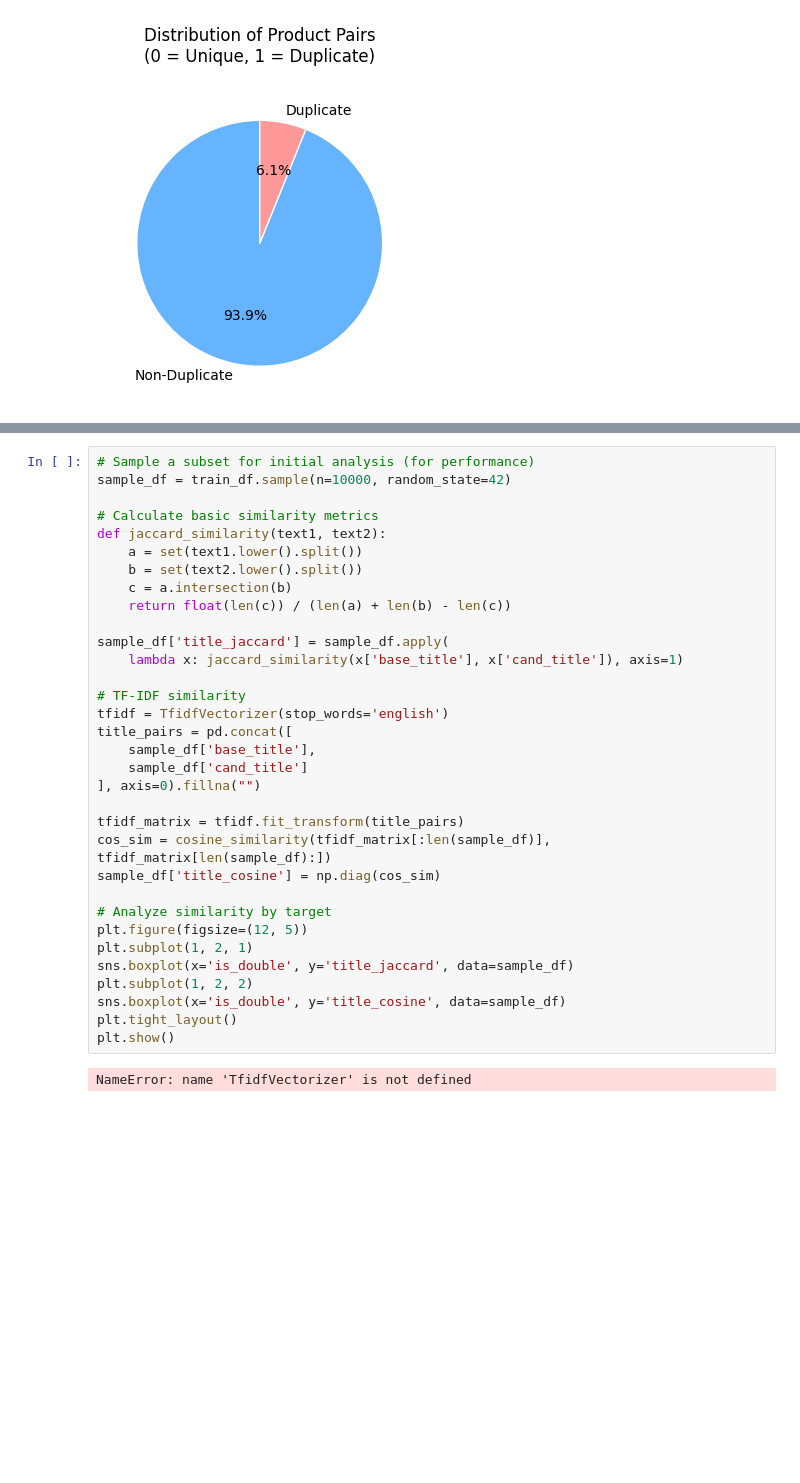
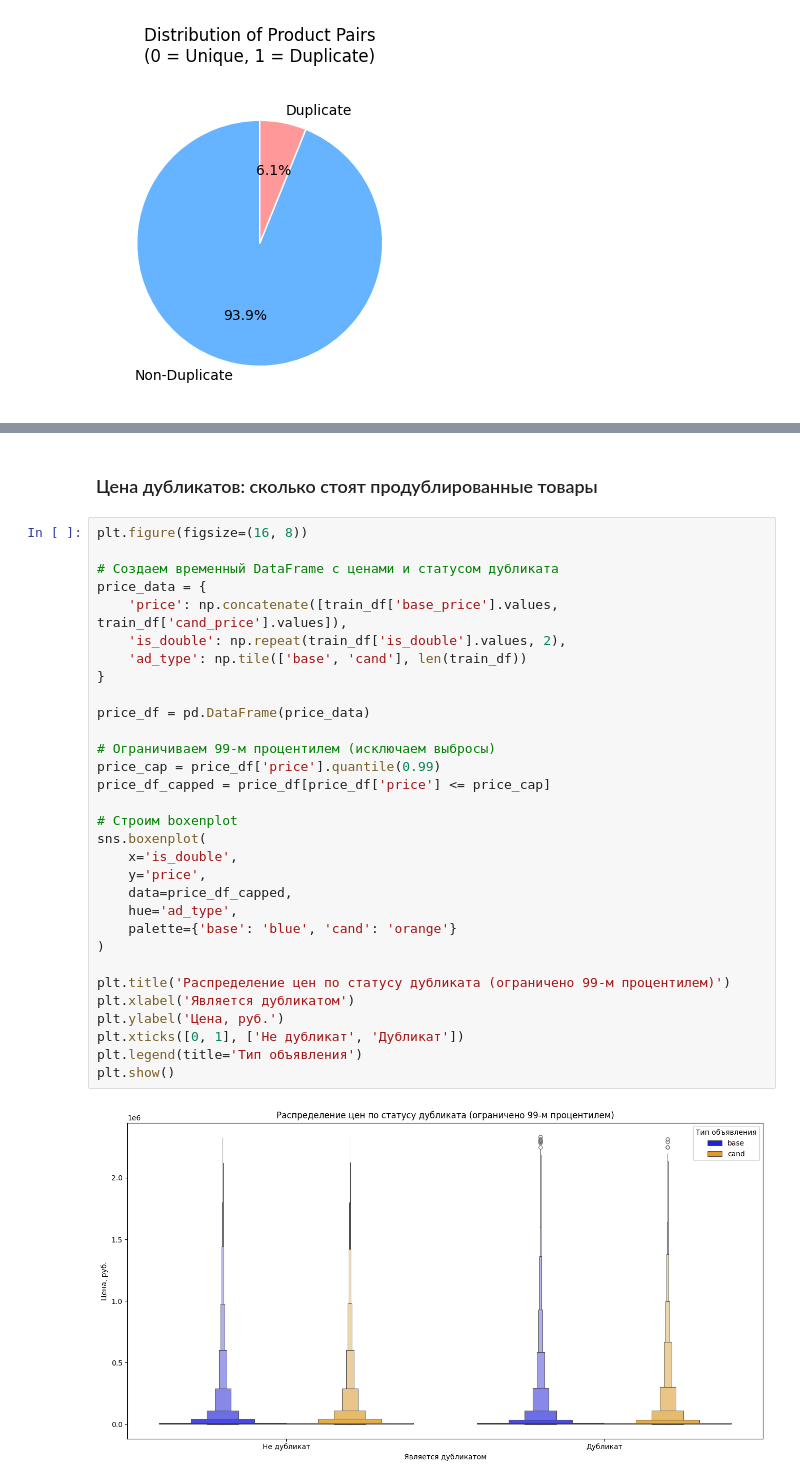
Before and after one commit to DzhamiliaFatkullina/AvitoDuplicateSearch, a Jupyter notebook: notebooks/01_eda_text_features.ipynb, the cells around one changed output, grey strips where cells are left out. Drawn from its saved outputs; the diff is of its cells as text; blank space fills up the shorter version.

```diff
--- a/notebooks/01_eda_text_features.ipynb
+++ b/notebooks/01_eda_text_features.ipynb
@@ -172,35 +238,35 @@ dtype: int64
-# %%
-# Sample a subset for initial analysis (for performance)
-sample_df = train_df.sample(n=10000, random_state=42)
-
-# Calculate basic similarity metrics
-def jaccard_similarity(text1, text2):
-    a = set(text1.lower().split())
-    b = set(text2.lower().split())
-    c = a.intersection(b)
-    return float(len(c)) / (len(a) + len(b) - len(c))
-
-sample_df['title_jaccard'] = sample_df.apply(
-    lambda x: jaccard_similarity(x['base_title'], x['cand_title']), axis=1)
-
-# TF-IDF similarity
-tfidf = TfidfVectorizer(stop_words='english')
-title_pairs = pd.concat([
-    sample_df['base_title'],
-    sample_df['cand_title']
-], axis=0).fillna("")
-
-tfidf_matrix = tfidf.fit_transform(title_pairs)
-cos_sim = cosine_similarity(tfidf_matrix[:len(sample_df)], tfidf_matrix[len(sample_df):])
-sample_df['title_cosine'] = np.diag(cos_sim)
-
-# Analyze similarity by target
-plt.figure(figsize=(12, 5))
-plt.subplot(1, 2, 1)
-sns.boxplot(x='is_double', y='title_jaccard', data=sample_df)
-plt.subplot(1, 2, 2)
-sns.boxplot(x='is_double', y='title_cosine', data=sample_df)
-plt.tight_layout()
-plt.show()
-# %% [output]
-NameError: name 'TfidfVectorizer' is not defined
+# %% [markdown]
+### Цена дубликатов: сколько стоят продублированные товары
+# %%
+plt.figure(figsize=(16, 8))
+
+# Создаем временный DataFrame с ценами и статусом дубликата
+price_data = {
+    'price': np.concatenate([train_df['base_price'].values, train_df['cand_price'].values]),
+    'is_double': np.repeat(train_df['is_double'].values, 2),
+    'ad_type': np.tile(['base', 'cand'], len(train_df))
+}
+
+price_df = pd.DataFrame(price_data)
+
+# Ограничиваем 99-м процентилем (исключаем выбросы)
+price_cap = price_df['price'].quantile(0.99)
+price_df_capped = price_df[price_df['price'] <= price_cap]
+
+# Строим boxenplot
+sns.boxenplot(
+    x='is_double',
+    y='price',
+    data=price_df_capped,
+    hue='ad_type',
+    palette={'base': 'blue', 'cand': 'orange'}
+)
+
+plt.title('Распределение цен по статусу дубликата (ограничено 99-м процентилем)')
+plt.xlabel('Является дубликатом')
+plt.ylabel('Цена, руб.')
+plt.xticks([0, 1], ['Не дубликат', 'Дубликат'])
+plt.legend(title='Тип объявления')
+plt.show()
+# %% [output]
+[figure, added]
```
Also changed, not shown: parts of 18 cells of this notebook, 5 other files.
